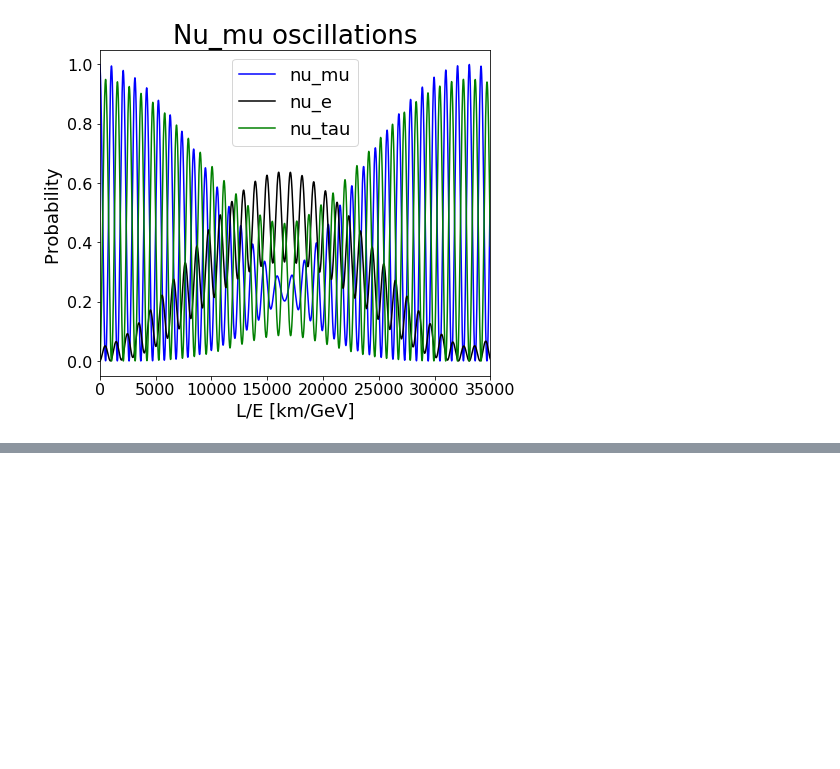
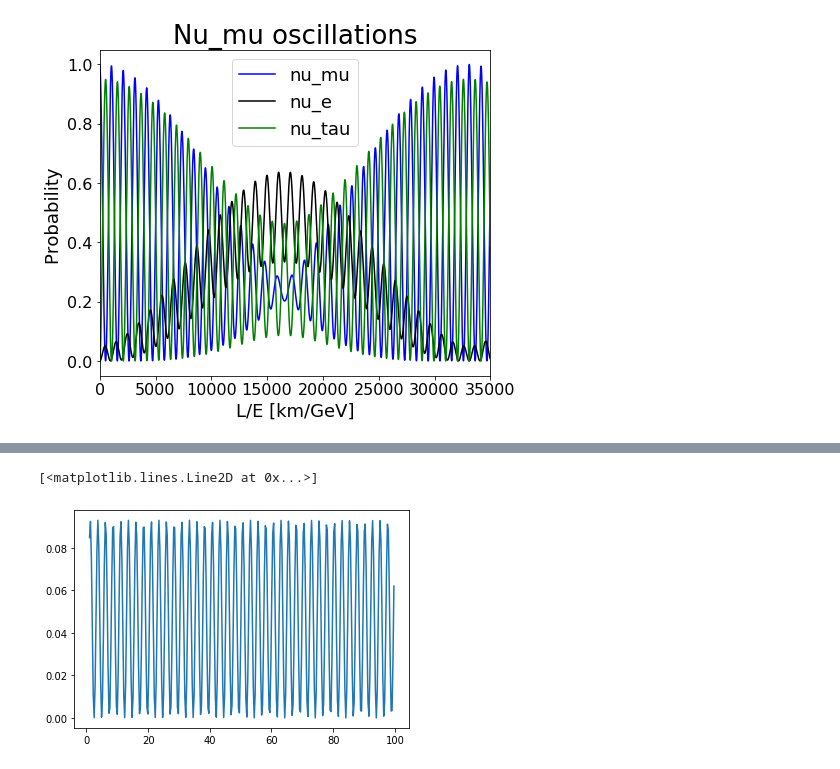
Before and after one commit to k-woodruff/PMNSnet, a Jupyter notebook: Oscillations_plots.ipynb, the cells around one changed output, grey strips where cells are left out. Saved outputs shown, nothing was run; the diff lists cells and outputs as text; code cells hidden in the pictures; blank space fills up the shorter version.

```diff
--- a/Oscillations_plots.ipynb
+++ b/Oscillations_plots.ipynb
@@ -73,0 +151,10 @@ plt.show()
+# %%
+def Two_nu_prob(theta, deltaM, L, E):
+    fun = np.sin(2*theta)**2 * np.sin(1.27*(deltaM**2*L)/(E))**2
+    return fun
+# %%
+test = np.arange(1,100,0.3)
+plt.plot(test,Two_nu_prob(30,100e-3,test,0.01))
+# %% [output]
+[<matplotlib.lines.Line2D at 0x...>]
+[figure, added]
```
Also changed, not shown: parts of 6 cells of this notebook.
